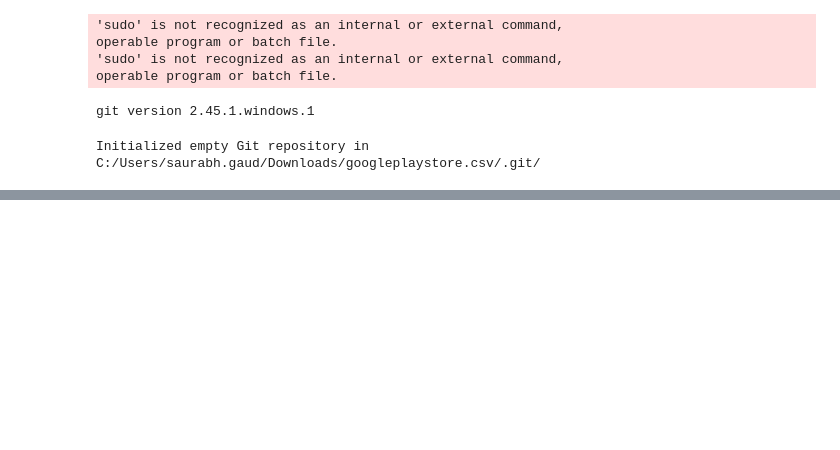
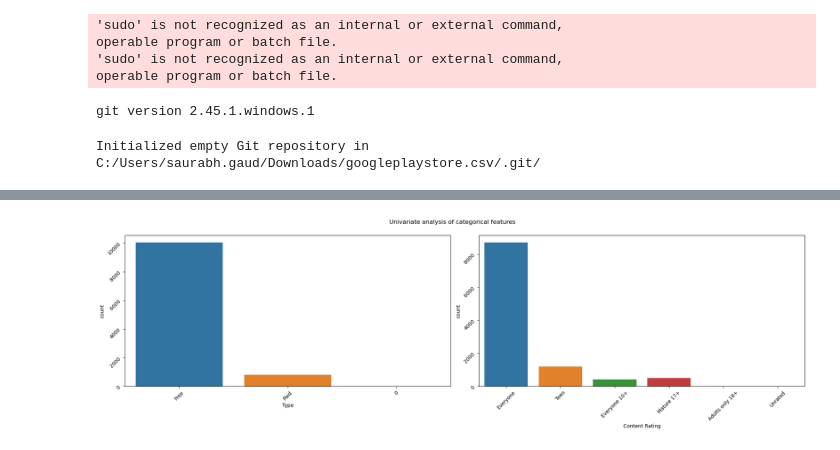
Before and after one commit to saurabh-G1/EDA_-_FEATURE_ENGINEERING, a Jupyter notebook: EDA_AND_FEATURE_ENGINEERING.ipynb, the cells around one changed output, grey strips where cells are left out. Saved outputs shown, nothing was run; the diff lists cells and outputs as text; code cells hidden in the pictures; blank space fills up the shorter version.

```diff
--- a/EDA_AND_FEATURE_ENGINEERING.ipynb
+++ b/EDA_AND_FEATURE_ENGINEERING.ipynb
@@ -450,0 +588,13 @@ Initialized empty Git repository in C:/Users/saurabh.gaud/Downloads/googleplayst
+# %%
+plt.figure(figsize=(20,6))
+plt.suptitle('Univariate analysis of categorical features',y=1)
+category = [ 'Type', 'Content Rating']
+for i in range(0,len(category)):
+    plt.subplot(1,2,i+1)
+    sns.countplot(x=df[category[i]])
+    plt.xlabel(category[i])
+    plt.xticks(rotation=45)
+    plt.yticks(rotation=45)
+    plt.tight_layout()
+# %% [output]
+[figure, added]
```
Also changed, not shown: parts of 26 cells of this notebook.
